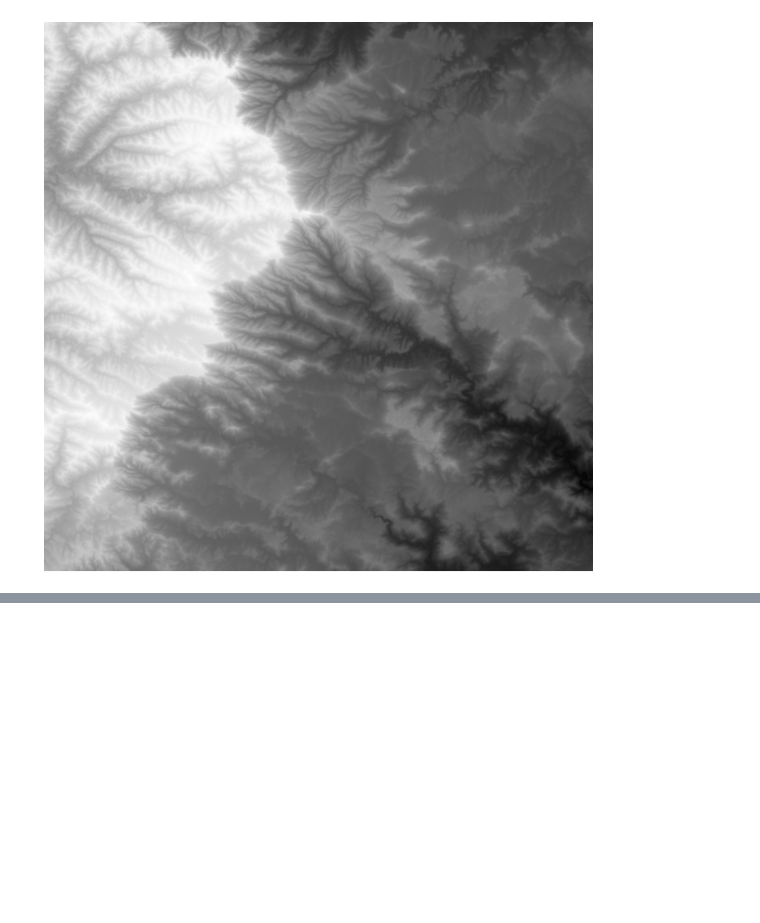
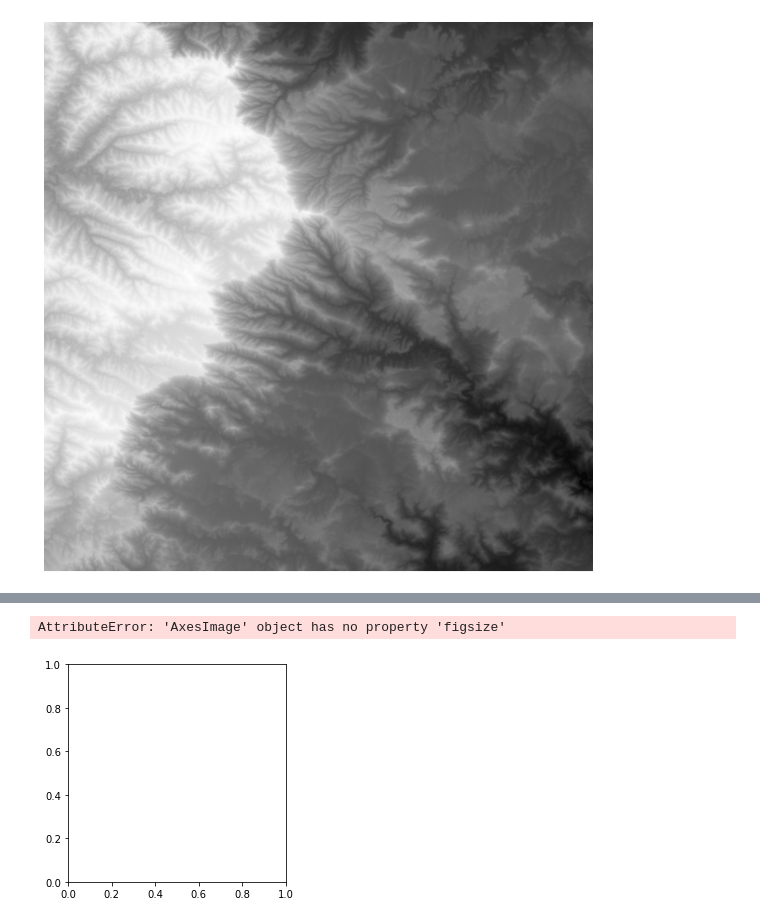
Before and after one commit to VikkiWalls/30-Day-Map-Challenge-2022, a Jupyter notebook: Day 7 - Raster.ipynb, the cells around one changed output, grey strips where cells are left out. Cells and saved outputs as stored; diff of their text form; code cells hidden in the pictures; blank space fills up the shorter version.

```diff
--- a/Day 7 - Raster.ipynb
+++ b/Day 7 - Raster.ipynb
@@ -36,0 +37,38 @@ plt.show()
+# %%
+from osgeo import gdal
+from numpy import gradient
+from numpy import pi
+from numpy import arctan
+from numpy import arctan2
+from numpy import sin
+from numpy import cos
+from numpy import sqrt
+from numpy import zeros
+from numpy import uint8
+import matplotlib.pyplot as plt
+
+def hillshade(array, azimuth, angle_altitude):
+
+    x, y = gradient(array)
+    slope = pi/2. - arctan(sqrt(x*x + y*y))
+    aspect = arctan2(-x, y)
+    azimuthrad = azimuth*pi / 180.
+    altituderad = angle_altitude*pi / 180.
+
+
+    shaded = sin(altituderad) * sin(slope)\
+     + cos(altituderad) * cos(slope)\
+     * cos(azimuthrad - aspect)
+    return 255*(shaded + 1)/2
+
+ds = gdal.Open('s30_e029_1arc_v3.tif')
+band = ds.GetRasterBand(1)
+arr = band.ReadAsArray()
+
+hs_array = hillshade(arr,315, 45)
+ax = plt.imshow(hs_array,cmap='inferno', figsize=(20,20))
+ax.set_axis_off();
+ax.show()
+# %% [output]
+AttributeError: 'AxesImage' object has no property 'figsize'
+[figure, added]
```
Also changed, not shown: parts of 2 cells of this notebook.
